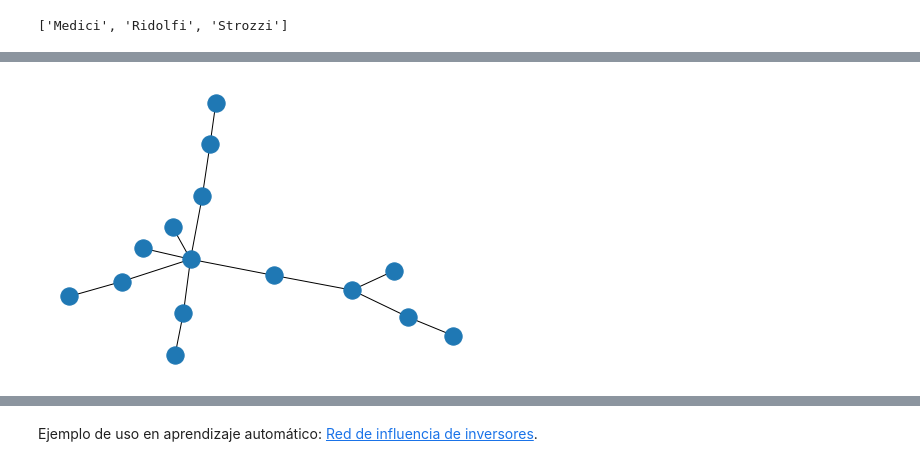
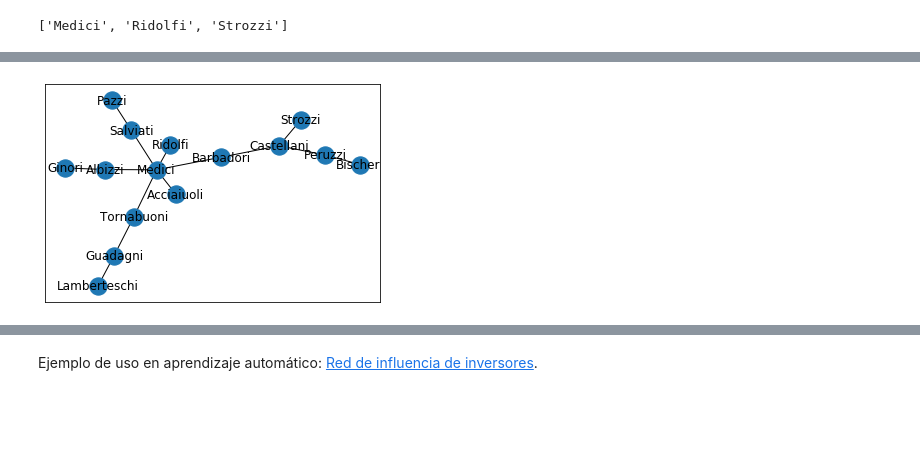
Before and after one commit to matiasbattocchia/clases-aprendizaje-automatico, a Jupyter notebook: Grafos.ipynb, the cells around one changed output, grey strips where cells are left out. Cells and saved outputs as stored; diff of their text form; code cells hidden in the pictures; blank space fills up the shorter version.

```diff
--- a/Grafos.ipynb
+++ b/Grafos.ipynb
@@ -183,9 +183,9 @@ https://en.wikipedia.org/wiki/Minimum_spanning_tree
 # %%
 mst = nx.minimum_spanning_tree(G, weight=None)
 
-nx.draw(mst)
+nx.draw_networkx(mst)
 # %% [output]
-[figure, old version]
+[figure, new version]
 # %% [markdown]
 ## Pagerank
 
```
Also changed, not shown: parts of 8 cells of this notebook.
